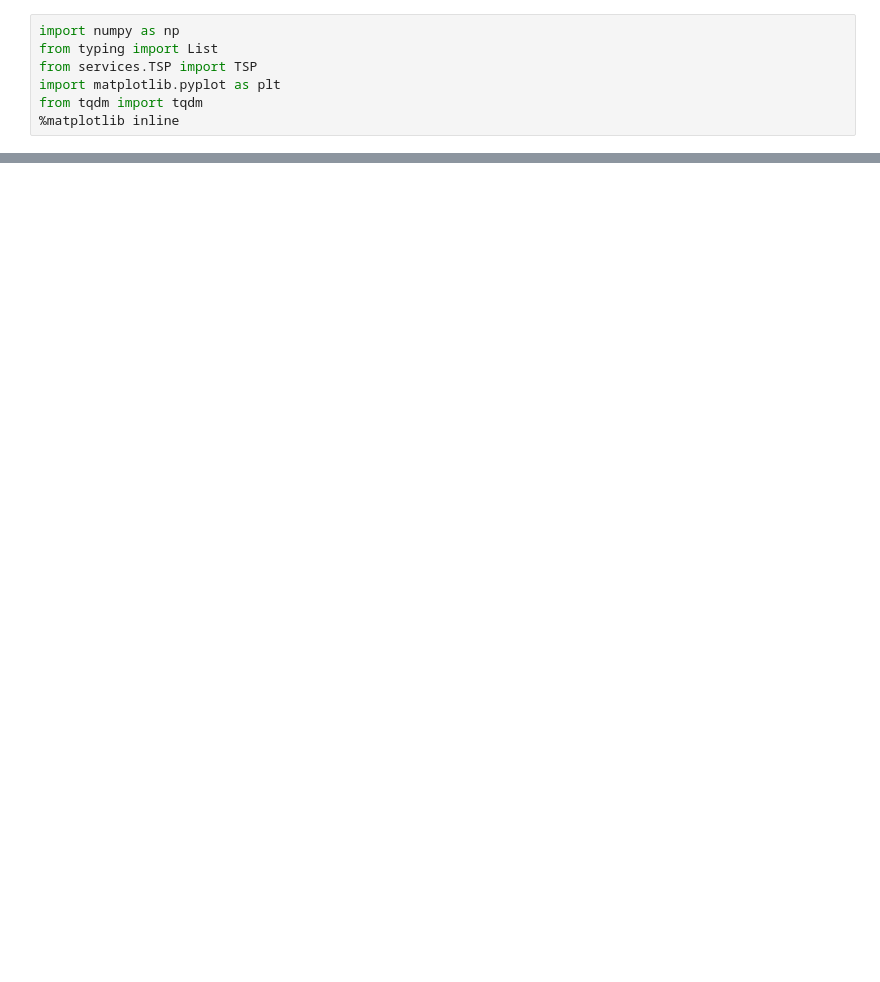
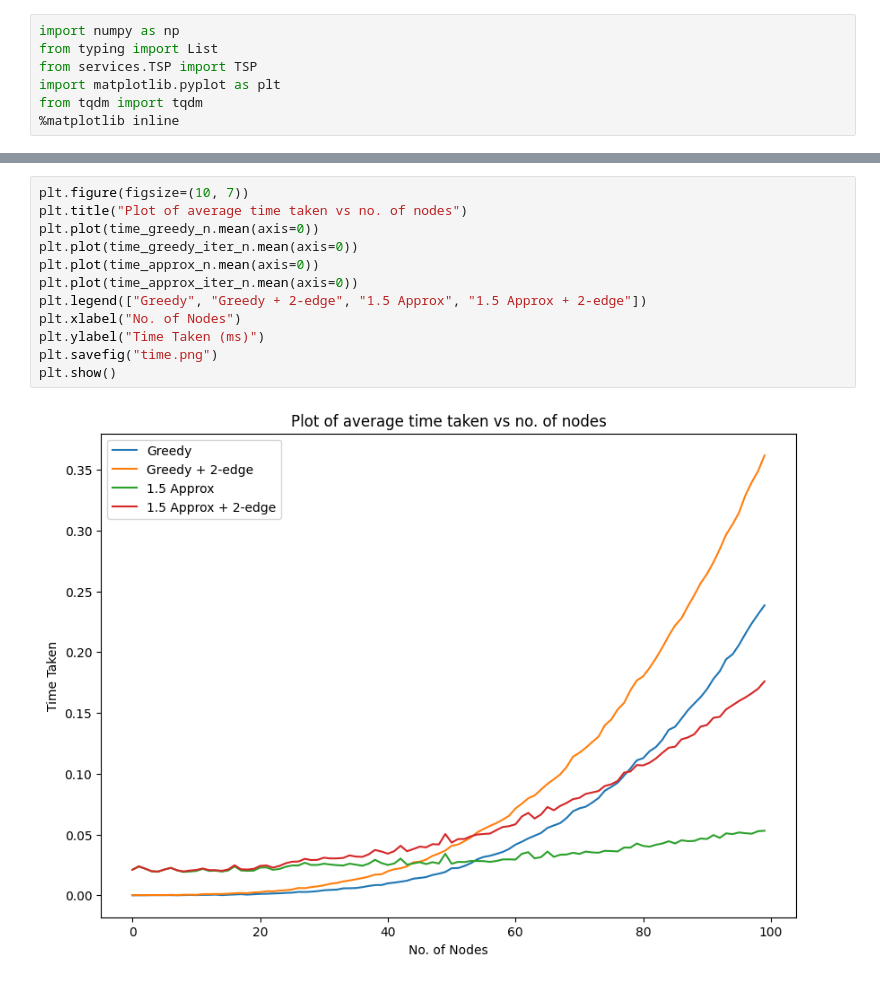
Before and after one commit to Grow-Simple-2023/backend, a Jupyter notebook: analysis.ipynb, the cells around one changed output, grey strips where cells are left out. Drawn from its saved outputs; the diff is of its cells as text; blank space fills up the shorter version.

```diff
--- a/analysis.ipynb
+++ b/analysis.ipynb
@@ -67,0 +90,14 @@ alg_1.mean(), alg_2.mean(), alg_3.mean(), alg_4.mean(), alg_5.mean()
+# %%
+plt.figure(figsize=(10, 7))
+plt.title("Plot of average time taken vs no. of nodes")
+plt.plot(time_greedy_n.mean(axis=0))
+plt.plot(time_greedy_iter_n.mean(axis=0))
+plt.plot(time_approx_n.mean(axis=0))
+plt.plot(time_approx_iter_n.mean(axis=0))
+plt.legend(["Greedy", "Greedy + 2-edge", "1.5 Approx", "1.5 Approx + 2-edge"])
+plt.xlabel("No. of Nodes")
+plt.ylabel("Time Taken (ms)")
+plt.savefig("time.png")
+plt.show()
+# %% [output]
+[figure, added]
```
Also changed, not shown: parts of 9 cells of this notebook, 6 other files.
